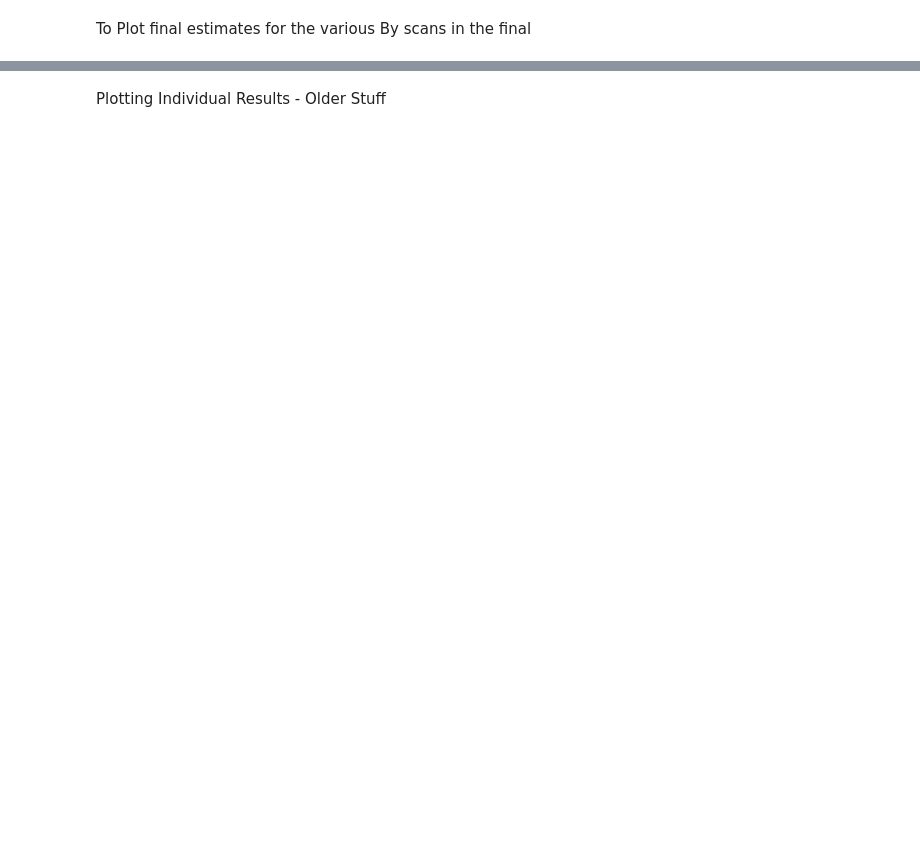
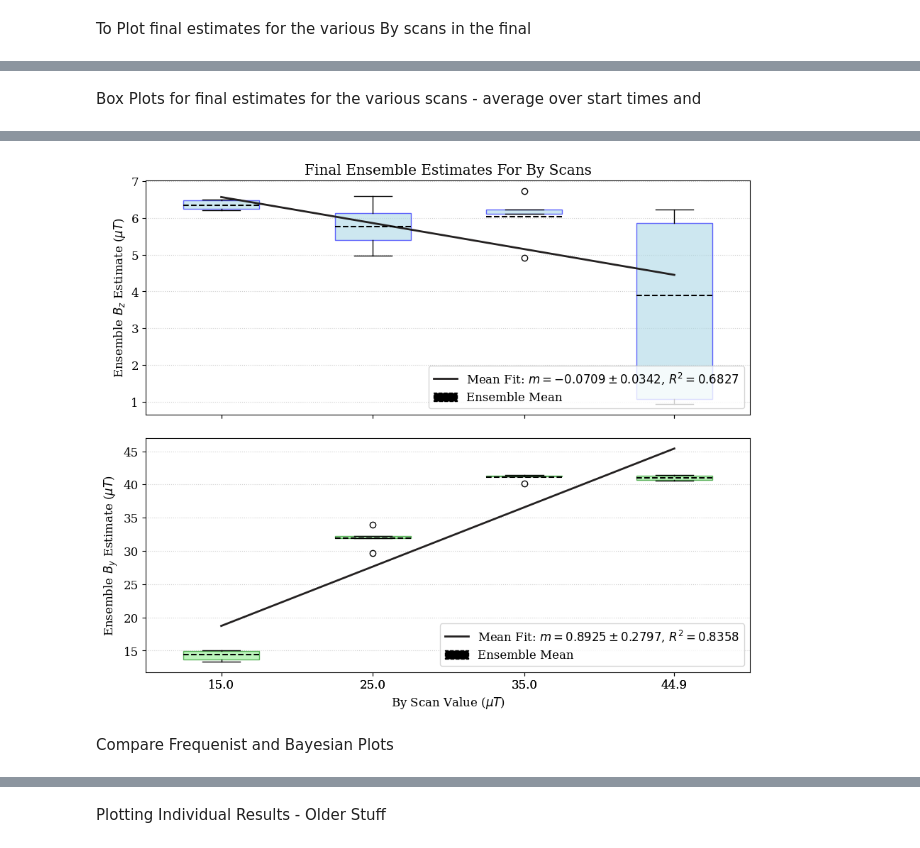
Before and after one commit to apranav22/bayesian_nmor, a Jupyter notebook: Trial_Y_Field_Estimation_Dataset_3_For_Plotting.ipynb, the cells around one changed output, grey strips where cells are left out. Cells and saved outputs as stored; diff of their text form; code cells hidden in the pictures; blank space fills up the shorter version.

```diff
--- a/Trial_Y_Field_Estimation_Dataset_3_For_Plotting.ipynb
+++ b/Trial_Y_Field_Estimation_Dataset_3_For_Plotting.ipynb
@@ -1279,14 +1269,14 @@ def export_row_based_history(npz_filepath, b_key, post_key, kl_key, b_csv_path,
 # --- Execution ---
 # export_row_based_history('your_data.npz', 'b_grid_history', 'posterior_history', 'b_grids.csv', 'posteriors.csv')
 # %%
-directory = r"Results\Dataset_7\21_Mar\Test_1_Dataset_7_from_25_microseconds_0.2_step_Adaptive_Bias_Selection\Test_2026_03_21"
+directory = r"Results\Dataset_9\19_May\Linear_Interpolation\Est_First_Z_False\Gaussian_Likelihood\Sigma_0.5\Test_0_Dataset_9_By_0_from_15.0_microseconds_Randomised_Start_Time_sigma_noise_0.5"
 result_longitudinal_list = sorted([
-        os.path.join(directory, f) for f in os.listdir(directory) if f.startswith(r"longitudinal_estimation_results_Dataset_7_Starting with 25.0 us_T Step 0.2 us_zero initial estimate_20260321") and f.endswith(r".npz")
-    ], key=lambda x: float(x.split(r"_20260321_")[1].split(r".npz")[0]))
+        os.path.join(directory, f) for f in os.listdir(directory) if f.startswith(r"longitudinal_estimation_results_Dataset_9_Starting with15.0 us_T Step 0.2 us_plus_0.0_initial estimate_20_05_2026") and f.endswith(r".npz")
+    ], key=lambda x: float(x.split(r"05_2026_")[1].split(r".npz")[0]))
 result_transverse_list = sorted([
-        os.path.join(directory, f) for f in os.listdir(directory) if f.startswith(r"transverse_field_estimation_results_Dataset_7_Starting with 25.0 us_T Step 0.2 us_zero initial estimate_20260321") and f.endswith(r".npz")
-    ], key=lambda x: float(x.split(r"_20260321_")[1].split(r".npz")[0]))
-
+        os.path.join(directory, f) for f in os.listdir(directory) if f.startswith(r"transverse_field_estimation_results_Dataset_9_Starting with15.0 us_T Step 0.2 us_plus_0.0_initial estimate_20_05_2026") and f.endswith(r".npz")
+    ], key=lambda x: float(x.split(r"05_2026_")[1].split(r".npz")[0]))
+print(len(result_longitudinal_list), len(result_transverse_list))
 for i in range(len(result_longitudinal_list)):
     print(f"Exporting {result_longitudinal_list[i]} and {result_transverse_list[i]} to CSV...")
     export_row_based_history(
@@ -1463,9 +1588,9 @@ for i in range(0,32, 2):
     result_longitudinal_estimation = np.load(f"Results\\Dataset_7\\23_Mar\\Protocol_Comparison_Test_One_Iter\\Adaptive_Selection\\curr_time_{curr_time}\\Test__0.3_threshold_curr_time_{curr_time}_max_time_70_t_step_0.2_fixed_bz_0.045_by_0.17_results_longitudinal_estimation.npz", allow_pickle=True)
     result_transverse_estimation = np.load(f"Results\\Dataset_7\\23_Mar\\Protocol_Comparison_Test_One_Iter\\Adaptive_Selection\\curr_time_{curr_time}\\Test__0.3_threshold_curr_time_{curr_time}_max_time_70_t_step_0.2_fixed_bz_0.045_by_0.17_results_transverse_estimation.npz", allow_pickle=True)
     t,est,stddev,bias,res,posteriors,bgrid,expectedkl = result_longitudinal_estimation['time'], result_longitudinal_estimation['est'],result_longitudinal_estimation['stddev'], result_longitudinal_estimation['bias'], result_longitudinal_estimation['res'], result_longitudinal_estimation['posteriors'], result_longitudinal_estimation['bgrids'], result_longitudinal_estimation['expectedkl']
-    time_arrays.append(t); bz_maps.append(est[-1]/0.7); start_times.append(curr_time); bz_stds.append(stddev[-1]/0.7)
+    time_arrays.append(t); bz_maps.append(est[-1]/0.7/100); start_times.append(curr_time); bz_stds.append(stddev[-1]/0.7/100)
     est, stddev = result_transverse_estimation['est'], result_transverse_estimation['stddev']
-    by_maps.append(est[-1]/0.7); by_stds.append(stddev[-1]/0.7)
+    by_maps.append(est[-1]/0.7/100); by_stds.append(stddev[-1]/0.7/100)
 
 # plot_temporal_trajectories(time_arrays, bz_trajs, by_trajs, start_times, bz_true, by_true, save_path=r"Results\\Dataset_7\\23_Mar\\Protocol_Comparison_Test_One_Iter\\Adaptive_Selection\\Start_Time_Comparison_One_Iter.png")
 plot_start_time_tests(start_times, bz_maps, bz_stds, by_maps, by_stds, bz_true, by_true, save_path = r"Results\\Dataset_7\\23_Mar\\Protocol_Comparison_Test_One_Iter\\Adaptive_Selection\\Estimation_vs_Start_Time_Comparison_One_Iter_v2.png")
@@ -1527,8 +1650,8 @@ for i in range(0,2, 2):
     bz_final_estimate = []
     by_final_estimate = []
     for i in range(len(longitudinal_estimation_results)):
-        bz_final_estimate.append(longitudinal_estimation_results[i]["est"][-1]/0.7)
-        by_final_estimate.append(transverse_field_estimation_results[i]["est"][-1]/0.7)
+        bz_final_estimate.append(longitudinal_estimation_results[i]["est"][-1]/0.7/100)
+        by_final_estimate.append(transverse_field_estimation_results[i]["est"][-1]/0.7/100)
     bz_macro_list.append(bz_final_estimate);by_macro_list.append(by_final_estimate)
 
 plot_2d_trajectory(bz_macro_list, by_macro_list, start_times, bz_true, by_true, save_path)
@@ -1853,0 +1991,2 @@ for i in range(0, 2,2):
+# %% [markdown]
+Box Plots for final estimates for the various scans - average over start times and
@@ -1853,0 +2062,50 @@ for i in range(0, 2,2):
+# %%
+est_first = False
+sigma_noise = 0.4
+save_path = f"Results\\Dataset_9\\19_May\\Linear_Interpolation\\Est_First_Z_{est_first}\\Gaussian_Likelihood\\Sigma_{sigma_noise}\\Final_Estimates_Ensemble_Averages_v1.png"
+# save_path = f"Results\\Dataset_8_Updated\\4_Apr\\Start_Time_Tests\\By_{k}\\Final_Estimates__Ensemble_Averages_v1.png"
+est_dict_z, est_dict_y = {}, {}
+x_pos = [0.150, 0.250, 0.350, 0.449]
+x_pos = [x*100 for x in x_pos]
+for i in range(0,4):
+    bz_final_map, by_final_map = [], []
+    for j in range(0, 10,2):
+        curr_time = 15.0 + j
+        directory = f"Results\\Dataset_9\\19_May\\Linear_Interpolation\\Est_First_Z_{est_first}\\Gaussian_Likelihood\\Sigma_{sigma_noise}\\Test_{j//2}_Dataset_9_By_{i}_from_{curr_time}_microseconds_Randomised_Start_Time_Sigma_noise_{sigma_noise}"
+        # directory = f"Results\\Dataset_8_Updated\\4_Apr\\Start_Time_Tests\\Test_{j//2}_Dataset_8_By_{i}_from_{curr_time}_microseconds_0.2_step_Adaptive_Bias_Selection_Fixed_Estimate_Marginalisation_1_sigma"
+        result_longitudinal_list = sorted([
+                os.path.join(directory, f) for f in os.listdir(directory) if (f.startswith(f"longitudinal_estimation_results_Dataset_9_Starting with{curr_time} us_T Step 0.2 us_plus_0.0_initial estimate_19_05_2026_") or f.startswith(f"longitudinal_estimation_results_Dataset_9_Starting with{curr_time} us_T Step 0.2 us_plus_0.0_initial estimate_20_05_2026_") or f.startswith(f"longitudinal_estimation_results_Dataset_9_Starting with{curr_time} us_T Step 0.2 us_plus_0.0_initial estimate_21_05_2026_") or f.startswith(f"longitudinal_estimation_results_Dataset_9_Starting with{curr_time} us_T Step 0.2 us_plus_0.0_initial estimate_22_05_2026_")) and f.endswith(r".npz")
+            ], key=lambda x: float(x.split(r"_05_2026_")[1].split(r".npz")[0]))
+        result_transverse_list = sorted([
+                os.path.join(directory, f) for f in os.listdir(directory) if (f.startswith(f"transverse_field_estimation_results_Dataset_9_Starting with{curr_time} us_T Step 0.2 us_plus_0.0_initial estimate_19_05_2026_") or f.startswith(f"transverse_field_estimation_results_Dataset_9_Starting with{curr_time} us_T Step 0.2 us_plus_0.0_initial estimate_20_05_2026_") or f.startswith(f"transverse_field_estimation_results_Dataset_9_Starting with{curr_time} us_T Step 0.2 us_plus_0.0_initial estimate_21_05_2026_") or f.startswith(f"transverse_field_estimation_results_Dataset_9_Starting with{curr_time} us_T Step 0.2 us_plus_0.0_initial estimate_22_05_2026_")) and f.endswith(r".npz")
+            ], key=lambda x: float(x.split(r"_05_2026_")[1].split(r".npz")[0]))
+
+        # result_longitudinal_list = sorted([
+        #         os.path.join(directory, f) for f in os.listdir(directory) if (f.startswith(f"longitudinal_estimation_results_Dataset_9_Starting with{curr_time} us_T Step 0.2 us_plus_0.0_initial estimate_04_04_2026_") or f.startswith(f"longitudinal_estimation_results_Dataset_9_Starting with{curr_time} us_T Step 0.2 us_plus_0.0_initial estimate_05_04_2026_") or f.startswith(f"longitudinal_estimation_results_Dataset_9_Starting with{curr_time} us_T Step 0.2 us_plus_0.0_initial estimate_06_04_2026_")) and f.endswith(r".npz")
+        #     ], key=lambda x: float(x.split(r"_04_2026_")[1].split(r".npz")[0]))
+        # result_transverse_list = sorted([
+        #         os.path.join(directory, f) for f in os.listdir(directory) if (f.startswith(f"transverse_field_estimation_results_Dataset_9_Starting with{curr_time} us_T Step 0.2 us_plus_0.0_initial estimate_04_04_2026_") or f.startswith(f"transverse_field_estimation_results_Dataset_9_Starting with{curr_time} us_T Step 0.2 us_plus_0.0_initial estimate_05_04_2026_") or f.startswith(f"transverse_field_estimation_results_Dataset_9_Starting with{curr_time} us_T Step 0.2 us_plus_0.0_initial estimate_06_04_2026_")) and f.endswith(r".npz")
+        #     ], key=lambda x: float(x.split(r"_04_2026_")[1].split(r".npz")[0]))
+
+
+        longitudinal_estimation_results = [np.load(f, allow_pickle=True) for f in result_longitudinal_list]
+        transverse_field_estimation_results = [np.load(f, allow_pickle=True) for f in result_transverse_list]
+        # print(len(longitudinal_estimation_results), len(transverse_field_estimation_results))
+        bz_final_estimate = []
+        by_final_estimate = []
+        #est_first_z is true, so we are following this logic -> len(transverse) and longitudinal[k+1], for false, its opposite
+        if est_first:
+             for k in range(len(transverse_field_estimation_results)-1):
+                bz_final_estimate.append(longitudinal_estimation_results[k+1]["est"][-1]/0.7*100)
+                by_final_estimate.append(transverse_field_estimation_results[k]["est"][-1]/0.7*100)
+        else:
+            for k in range(len(longitudinal_estimation_results)):
+                bz_final_estimate.append(longitudinal_estimation_results[k]["est"][-1]/0.7*100)
+                by_final_estimate.append(transverse_field_estimation_results[k+1]["est"][-1]/0.7*100)
+
+        bz_final_map.append(bz_final_estimate[-1]); by_final_map.append(by_final_estimate[-1])
+
+    est_dict_z[f'{x_pos[i]:.6e}'] = bz_final_map
+    est_dict_y[f'{x_pos[i]:.6e}'] = by_final_map
+plot_temporal_ensemble_boxplot( est_dict_z, est_dict_y, x_pos, save_path=save_path)
+# %% [output]
@@ -1853,0 +2132,3 @@ for i in range(0, 2,2):
+[figure, added]
+# %% [markdown]
+Compare Frequenist and Bayesian Plots
```
Also changed, not shown: parts of 59 cells of this notebook, 5 other files.
